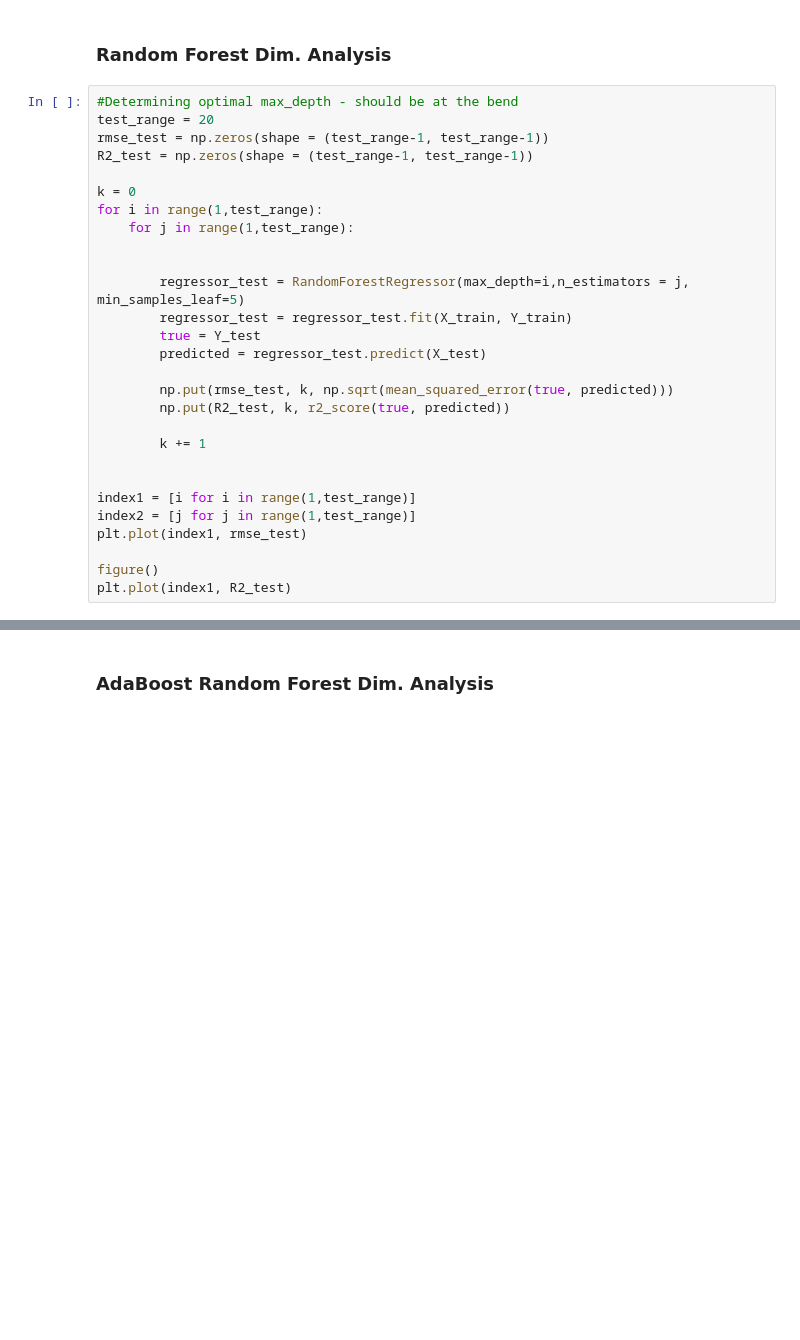
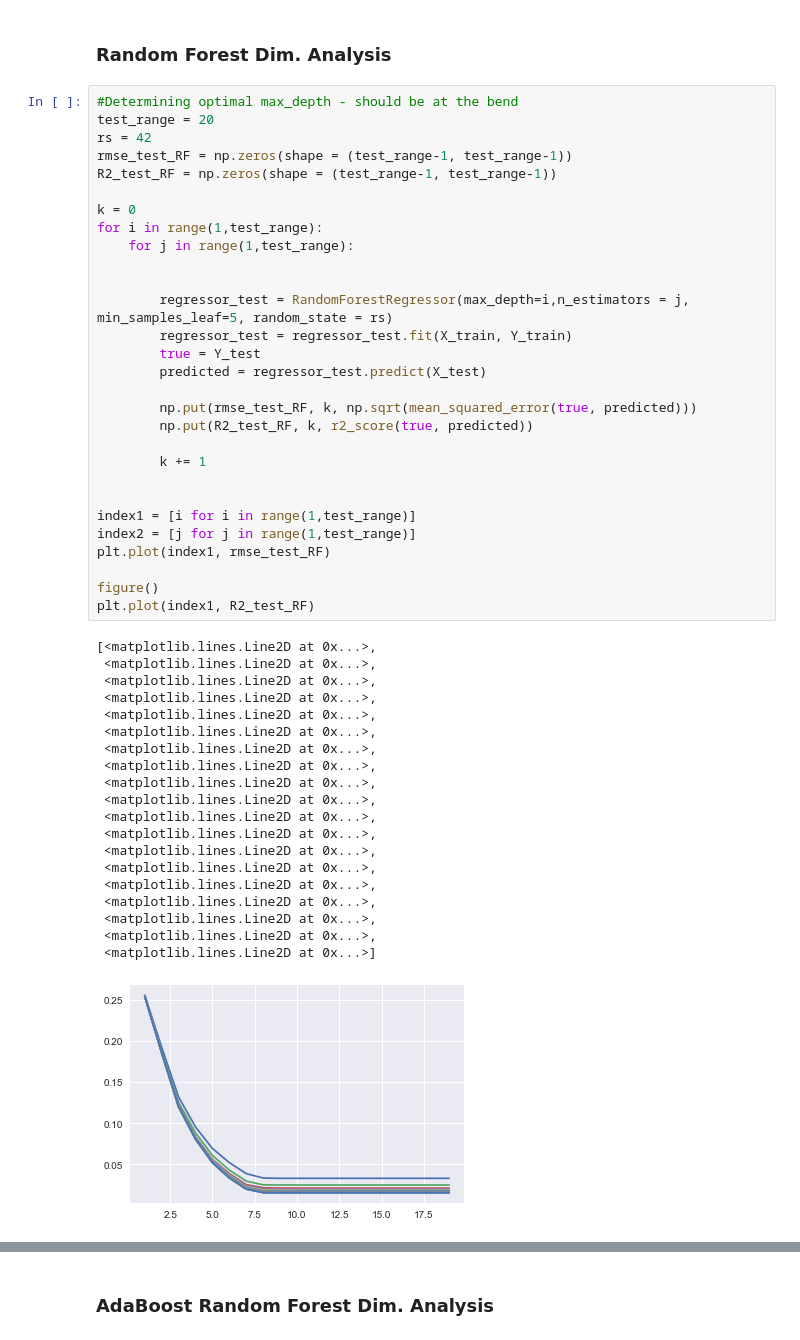
Before and after one commit to Lcollins91/DS_ResearchProject_ND, a Jupyter notebook: Hexagon_Spec_Models.ipynb, the cells around one changed output, grey strips where cells are left out. Drawn from its saved outputs; the diff is of its cells as text; blank space fills up the shorter version.

```diff
--- a/Hexagon_Spec_Models.ipynb
+++ b/Hexagon_Spec_Models.ipynb
@@ -388,28 +387,50 @@ plt.plot(index1, R2_test)
 # %%
 #Determining optimal max_depth - should be at the bend
 test_range = 20
-rmse_test = np.zeros(shape = (test_range-1, test_range-1))
-R2_test = np.zeros(shape = (test_range-1, test_range-1))
+rs = 42
+rmse_test_RF = np.zeros(shape = (test_range-1, test_range-1))
+R2_test_RF = np.zeros(shape = (test_range-1, test_range-1))
 
 k = 0
 for i in range(1,test_range):
     for j in range(1,test_range):
 
 
-        regressor_test = RandomForestRegressor(max_depth=i,n_estimators = j, min_samples_leaf=5)
+        regressor_test = RandomForestRegressor(max_depth=i,n_estimators = j, min_samples_leaf=5, random_state = rs)
         regressor_test = regressor_test.fit(X_train, Y_train)
         true = Y_test
         predicted = regressor_test.predict(X_test)
 
-        np.put(rmse_test, k, np.sqrt(mean_squared_error(true, predicted)))
-        np.put(R2_test, k, r2_score(true, predicted))
+        np.put(rmse_test_RF, k, np.sqrt(mean_squared_error(true, predicted)))
+        np.put(R2_test_RF, k, r2_score(true, predicted))
 
         k += 1
 
 
 index1 = [i for i in range(1,test_range)]
 index2 = [j for j in range(1,test_range)]
-plt.plot(index1, rmse_test)
+plt.plot(index1, rmse_test_RF)
 
 figure()
-plt.plot(index1, R2_test)
+plt.plot(index1, R2_test_RF)
+# %% [output]
+[<matplotlib.lines.Line2D at 0x...>,
+ <matplotlib.lines.Line2D at 0x...>,
+ <matplotlib.lines.Line2D at 0x...>,
+ <matplotlib.lines.Line2D at 0x...>,
+ <matplotlib.lines.Line2D at 0x...>,
+ <matplotlib.lines.Line2D at 0x...>,
+ <matplotlib.lines.Line2D at 0x...>,
+ <matplotlib.lines.Line2D at 0x...>,
+ <matplotlib.lines.Line2D at 0x...>,
+ <matplotlib.lines.Line2D at 0x...>,
+ <matplotlib.lines.Line2D at 0x...>,
+ <matplotlib.lines.Line2D at 0x...>,
+ <matplotlib.lines.Line2D at 0x...>,
+ <matplotlib.lines.Line2D at 0x...>,
+ <matplotlib.lines.Line2D at 0x...>,
+ <matplotlib.lines.Line2D at 0x...>,
+ <matplotlib.lines.Line2D at 0x...>,
+ <matplotlib.lines.Line2D at 0x...>,
+ <matplotlib.lines.Line2D at 0x...>]
+[figure, added]
```
Also changed, not shown: parts of 8 cells of this notebook.
